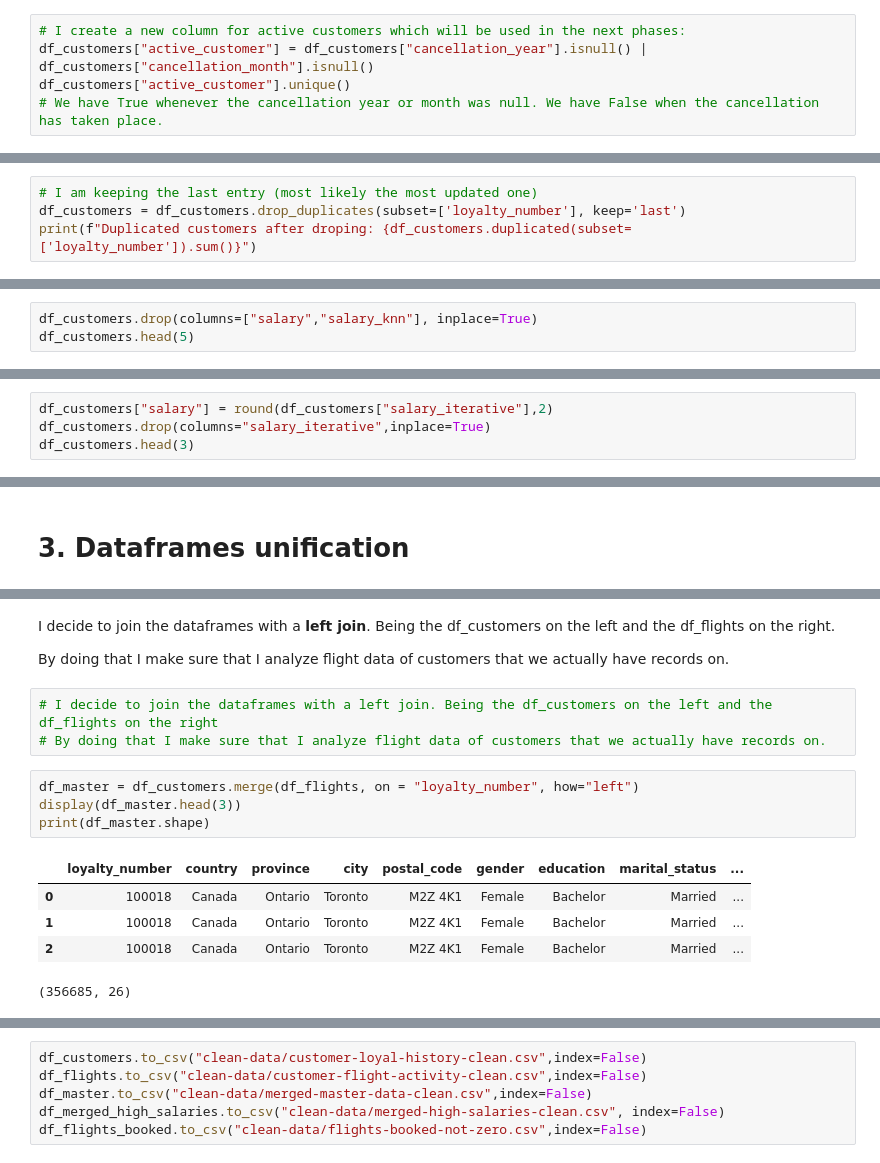
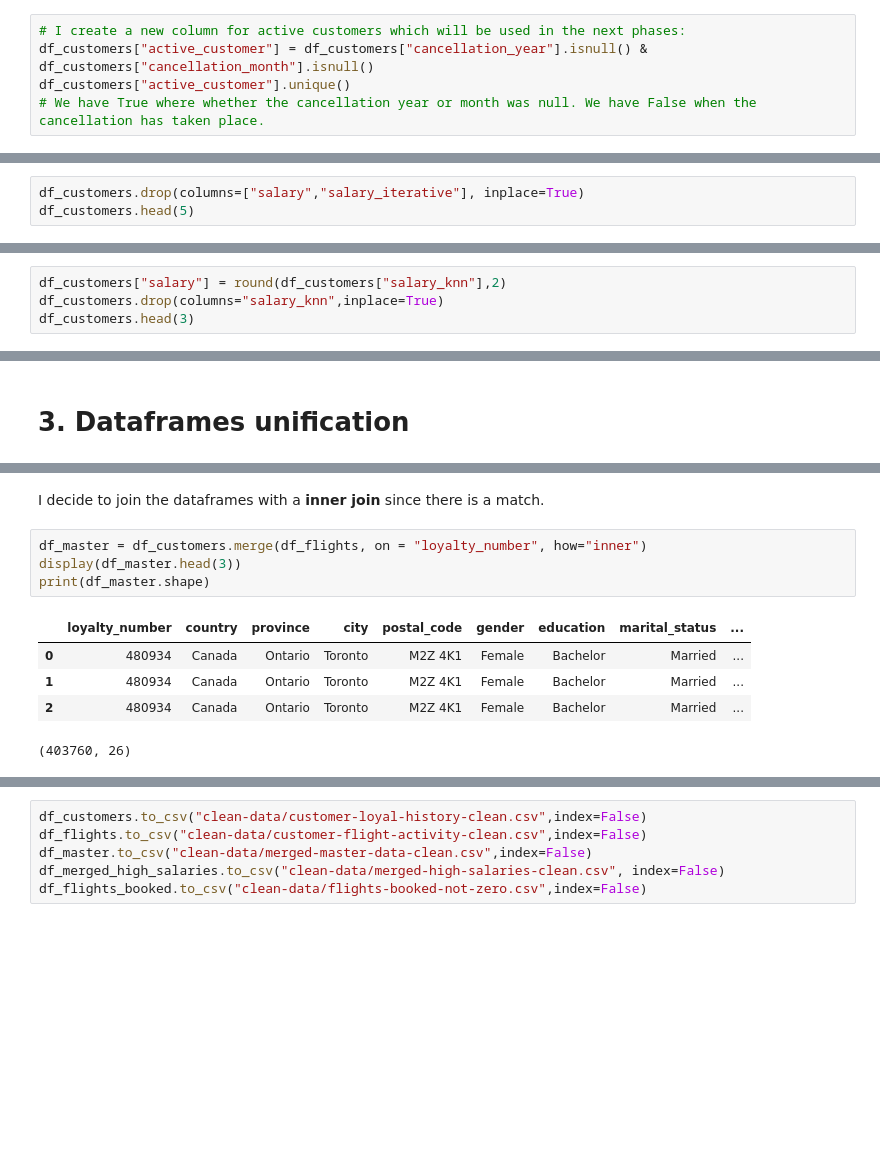
Before and after one commit to Adalab/bda-modulo-3-evaluacion-final-eva5ferrer, a Jupyter notebook: phase-1-data-exploration-cleaning.ipynb, the cells around one changed output, grey strips where cells are left out. Drawn from its saved outputs; the diff is of its cells as text; blank space fills up the shorter version.

```diff
--- a/phase-1-data-exploration-cleaning.ipynb
+++ b/phase-1-data-exploration-cleaning.ipynb
@@ -513,9 +513,9 @@ array([nan])
 ### Active_customer (new column)
 # %%
 # I create a new column for active customers which will be used in the next phases:
-df_customers["active_customer"] = df_customers["cancellation_year"].isnull() | df_customers["cancellation_month"].isnull()
+df_customers["active_customer"] = df_customers["cancellation_year"].isnull() & df_customers["cancellation_month"].isnull()
 df_customers["active_customer"].unique()
-# We have True whenever the cancellation year or month was null. We have False when the cancellation has taken place.
+# We have True where whether the cancellation year or month was null. We have False when the cancellation has taken place.
 # %% [output]
 array([ True, False])
 # %%
@@ -663,4 +662,0 @@ Duplicate customers: 1959
-# %%
-# I am keeping the last entry (most likely the most updated one)
-df_customers = df_customers.drop_duplicates(subset=['loyalty_number'], keep='last')
-print(f"Duplicated customers after droping: {df_customers.duplicated(subset=['loyalty_number']).sum()}")
@@ -844,5 +845,5 @@ With the Iterative imputer, it focuses more on the relationship between other va
 # %%
-df_customers.drop(columns=["salary","salary_knn"], inplace=True)
+df_customers.drop(columns=["salary","salary_iterative"], inplace=True)
 df_customers.head(5)
 # %% [output]
 |  | loyalty_number | country | province | city | postal_code | gender | education | marital_status | ... |
@@ -854,6 +855,6 @@ df_customers.head(5)
 # %%
-df_customers["salary"] = round(df_customers["salary_iterative"],2)
-df_customers.drop(columns="salary_iterative",inplace=True)
+df_customers["salary"] = round(df_customers["salary_knn"],2)
+df_customers.drop(columns="salary_knn",inplace=True)
 df_customers.head(3)
 # %% [output]
 |  | loyalty_number | country | province | city | postal_code | gender | education | marital_status | ... |
@@ -913,18 +898,13 @@ Customers missing from the Flights df: 0
 # %% [markdown]
-I decide to join the dataframes with a **left join**. Being the df_customers on the left and the df_flights on the right.
-
-By doing that I make sure that I analyze flight data of customers that we actually have records on.
+I decide to join the dataframes with a **inner join** since there is a match.
-# %%
-# I decide to join the dataframes with a left join. Being the df_customers on the left and the df_flights on the right
-# By doing that I make sure that I analyze flight data of customers that we actually have records on.
 # %%
-df_master = df_customers.merge(df_flights, on = "loyalty_number", how="left")
+df_master = df_customers.merge(df_flights, on = "loyalty_number", how="inner")
 display(df_master.head(3))
 print(df_master.shape)
 # %% [output]
 |  | loyalty_number | country | province | city | postal_code | gender | education | marital_status | ... |
-| 0 | 100018 | Canada | Ontario | Toronto | M2Z 4K1 | Female | Bachelor | Married | ... |
-| 1 | 100018 | Canada | Ontario | Toronto | M2Z 4K1 | Female | Bachelor | Married | ... |
-| 2 | 100018 | Canada | Ontario | Toronto | M2Z 4K1 | Female | Bachelor | Married | ... |
+| 0 | 480934 | Canada | Ontario | Toronto | M2Z 4K1 | Female | Bachelor | Married | ... |
+| 1 | 480934 | Canada | Ontario | Toronto | M2Z 4K1 | Female | Bachelor | Married | ... |
+| 2 | 480934 | Canada | Ontario | Toronto | M2Z 4K1 | Female | Bachelor | Married | ... |
-(356685, 26)
+(403760, 26)
 # %%
```
Also changed, not shown: parts of 30 cells of this notebook, 6 other files.
